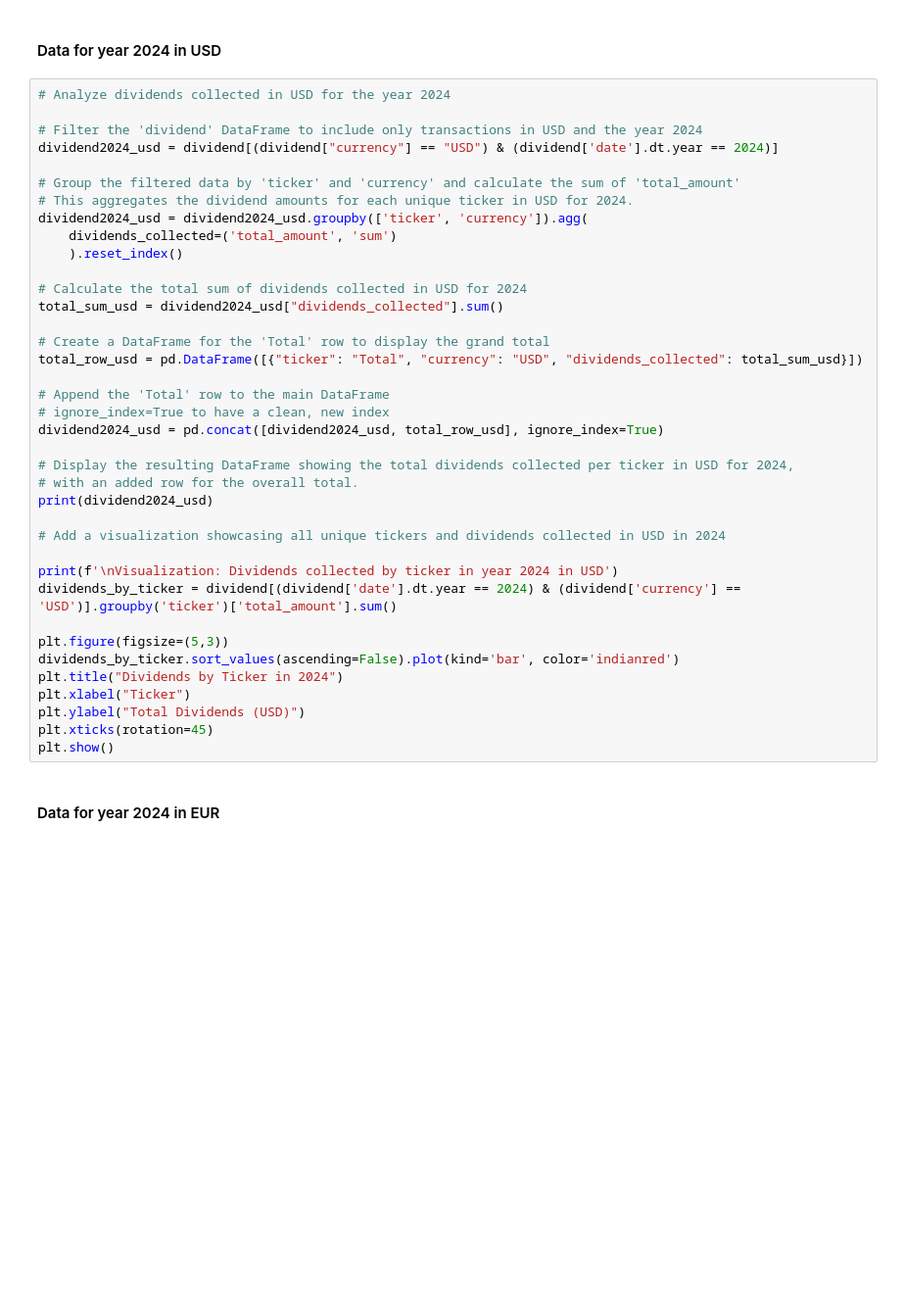
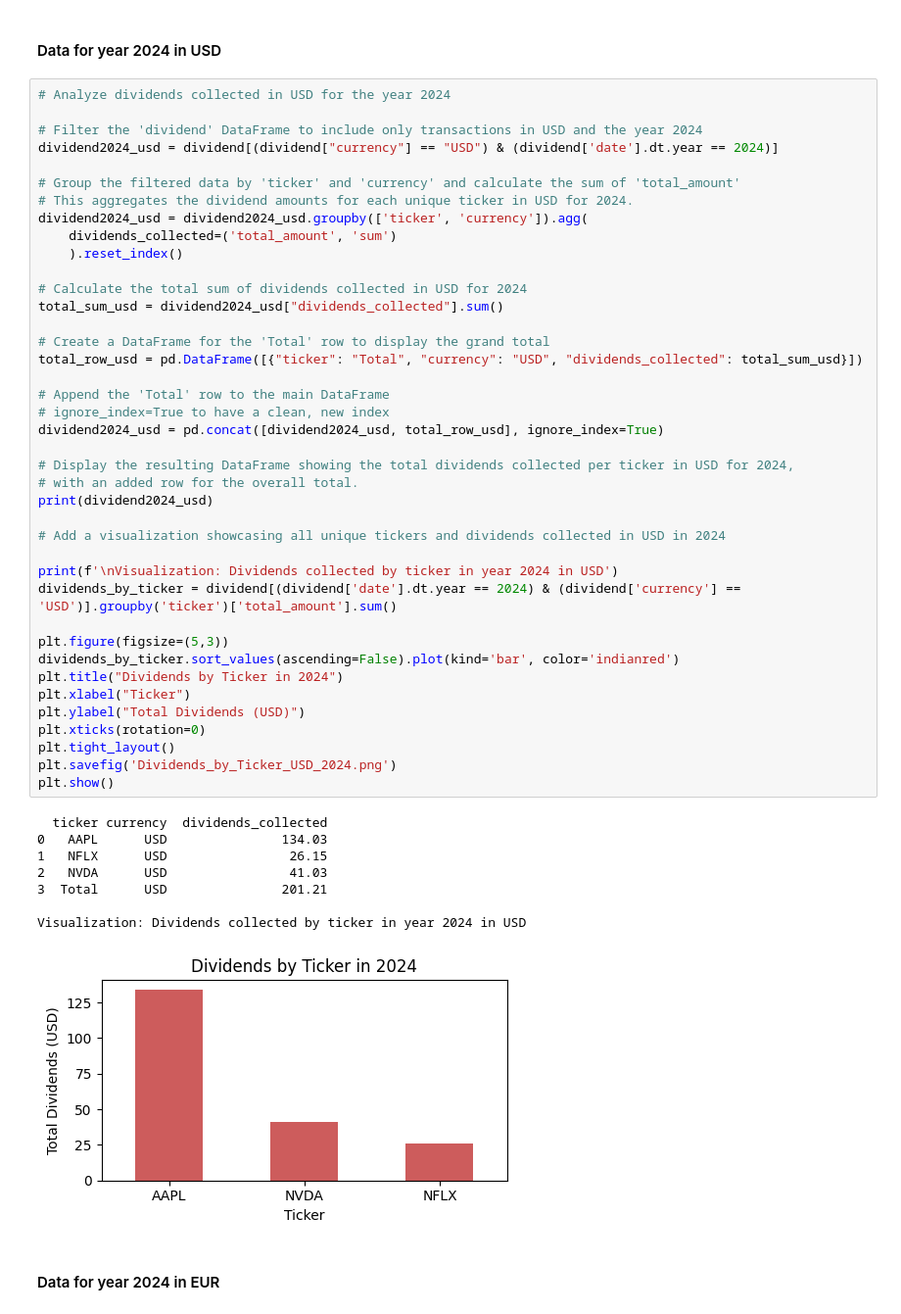
Before and after one commit to KTuzar/Revolut_Dividends_2024, a Jupyter notebook: Revolut_Dividends2024.ipynb, the cells around one changed output. Shown: that part at 98% size. Drawn from its saved outputs; the diff is of its cells as text; blank space fills up the shorter version.

Commit message:
Add files via upload
minor edits: x ticks rotation for some bar charts and added savefig to add the output example to the readme :)

```diff
--- a/Revolut_Dividends2024.ipynb
+++ b/Revolut_Dividends2024.ipynb
@@ -87,34 +107,45 @@ dividend2024_usd = dividend[(dividend["currency"] == "USD") & (dividend['date'].
 # This aggregates the dividend amounts for each unique ticker in USD for 2024.
 dividend2024_usd = dividend2024_usd.groupby(['ticker', 'currency']).agg(
     dividends_collected=('total_amount', 'sum')
     ).reset_index()
 
 # Calculate the total sum of dividends collected in USD for 2024
 total_sum_usd = dividend2024_usd["dividends_collected"].sum()
 
 # Create a DataFrame for the 'Total' row to display the grand total
 total_row_usd = pd.DataFrame([{"ticker": "Total", "currency": "USD", "dividends_collected": total_sum_usd}])
 
 # Append the 'Total' row to the main DataFrame
 # ignore_index=True to have a clean, new index
 dividend2024_usd = pd.concat([dividend2024_usd, total_row_usd], ignore_index=True)
 
 # Display the resulting DataFrame showing the total dividends collected per ticker in USD for 2024,
 # with an added row for the overall total.
 print(dividend2024_usd)
 
 # Add a visualization showcasing all unique tickers and dividends collected in USD in 2024
 
 print(f'\nVisualization: Dividends collected by ticker in year 2024 in USD')
 dividends_by_ticker = dividend[(dividend['date'].dt.year == 2024) & (dividend['currency'] == 'USD')].groupby('ticker')['total_amount'].sum()
 
 plt.figure(figsize=(5,3))
 dividends_by_ticker.sort_values(ascending=False).plot(kind='bar', color='indianred')
 plt.title("Dividends by Ticker in 2024")
 plt.xlabel("Ticker")
 plt.ylabel("Total Dividends (USD)")
-plt.xticks(rotation=45)
+plt.xticks(rotation=0)
+plt.tight_layout()
+plt.savefig('Dividends_by_Ticker_USD_2024.png')
 plt.show()
+# %% [output]
+  ticker currency  dividends_collected
+0   AAPL      USD               134.03
+1   NFLX      USD                26.15
+2   NVDA      USD                41.03
+3  Total      USD               201.21
+
+Visualization: Dividends collected by ticker in year 2024 in USD
+[figure, added]
 # %% [markdown]
 #### Data for year 2024 in EUR
 # %%
```
Also changed, not shown: parts of 5 cells of this notebook.
